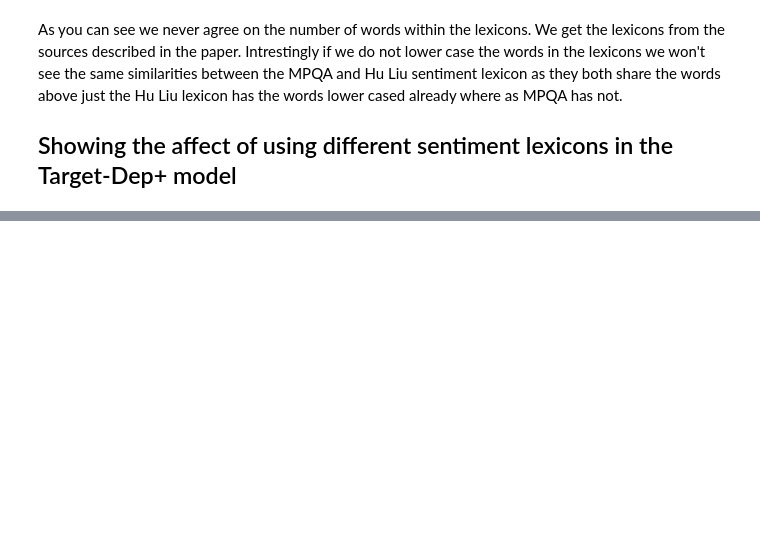
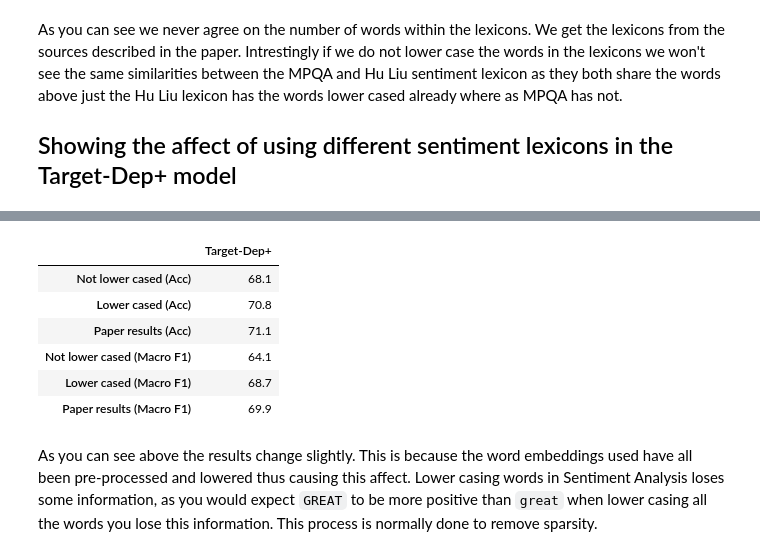
Before and after one commit to apmoore1/Bella, a Jupyter notebook: notebooks/target_model.ipynb, the cells around one changed output, grey strips where cells are left out. Cells and saved outputs as stored; diff of their text form; code cells hidden in the pictures; blank space fills up the shorter version.

```diff
--- a/notebooks/target_model.ipynb
+++ b/notebooks/target_model.ipynb
@@ -225,0 +342,23 @@ As we can see from the results above using the combination of the two word vecto
+# %%
+best_params = target_dep_plus.get_params(word_vector=[w2v, sswe], senti_lexicon=hu_liu_low,
+                                         random_state=42, C=best_c, lower=False)
+target_dep_plus.fit(train_data, train_y, params=best_params)
+# %%
+target_dep_plus_res = target_dep_plus.predict(test_data)
+norm_score = lambda score: round(score * 100, 1)
+score_acc = norm_score(accuracy_score(test_y, target_dep_plus_res))
+score_f1 = norm_score(f1_score(test_y, target_dep_plus_res, average='macro') )
+
+index = ['Not lower cased (Acc)', 'Lower cased (Acc)', 'Paper results (Acc)',
+         'Not lower cased (Macro F1)', 'Lower cased (Macro F1)', 'Paper results (Macro F1)']
+pd.DataFrame({'Target-Dep+' : [score_acc, 70.8, 71.1, score_f1, 68.7, 69.9]}, index=index)
+# %% [output]
+|  | Target-Dep+ |
+| Not lower cased (Acc) | 68.1 |
+| Lower cased (Acc) | 70.8 |
+| Paper results (Acc) | 71.1 |
+| Not lower cased (Macro F1) | 64.1 |
+| Lower cased (Macro F1) | 68.7 |
+| Paper results (Macro F1) | 69.9 |
+# %% [markdown]
+As you can see above the results change slightly. This is because the word embeddings used have all been pre-processed and lowered thus causing this affect. Lower casing words in Sentiment Analysis loses some information, as you would expect `GREAT` to be more positive than `great` when lower casing all the words you lose this information. This process is normally done to remove sparsity.
```
Also changed, not shown: parts of 25 cells of this notebook.
